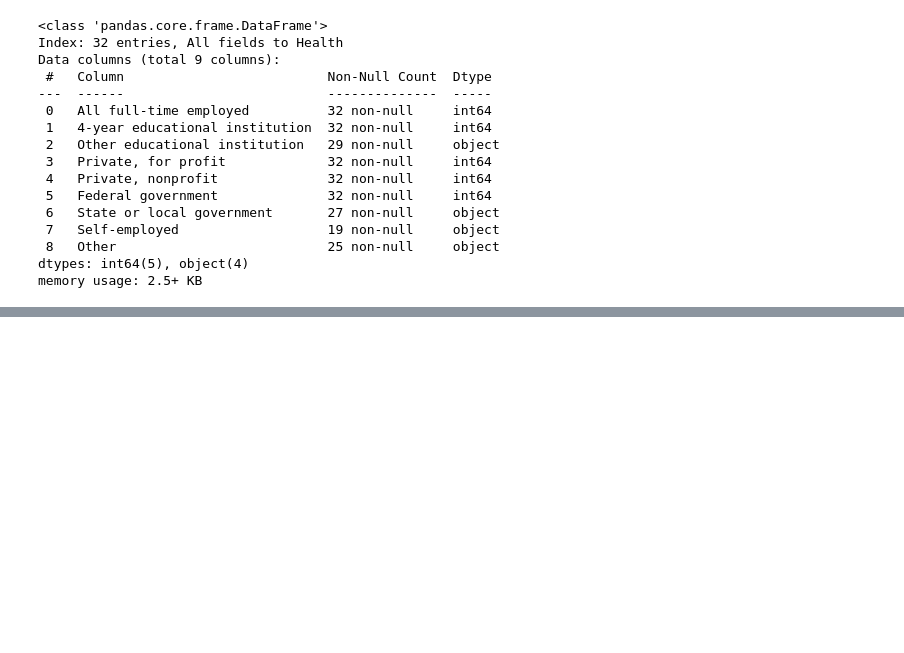
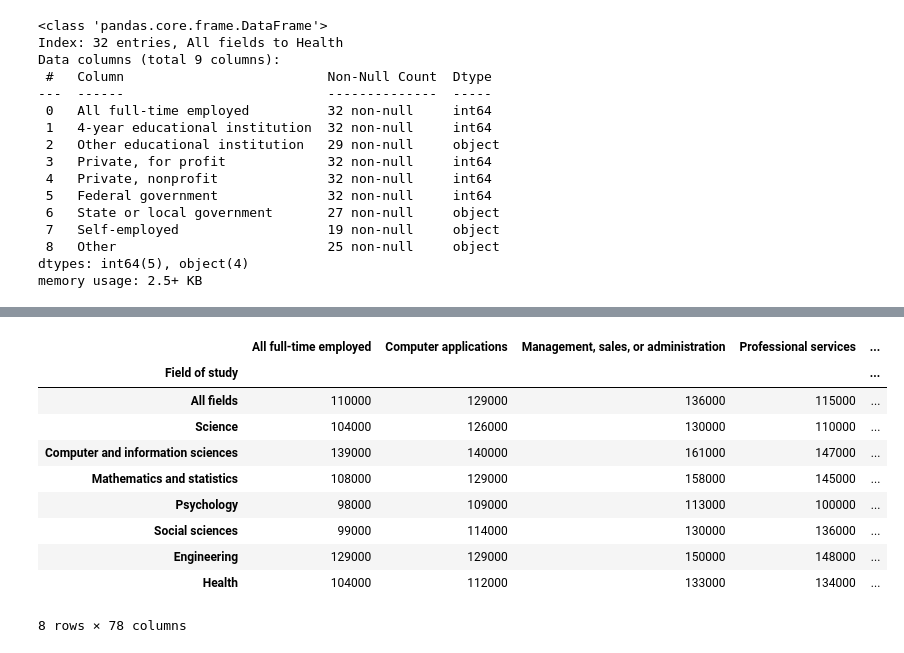
Before and after one commit to rick-stephenson/Capstone2PHD, a Jupyter notebook: Notebooks/Clean and combine.ipynb, the cells around one changed output, grey strips where cells are left out. Cells and saved outputs as stored; diff of their text form; code cells hidden in the pictures; blank space fills up the shorter version.

```diff
--- a/Notebooks/Clean and combine.ipynb
+++ b/Notebooks/Clean and combine.ipynb
@@ -268,0 +363,4 @@ memory usage: 2.5+ KB
+# %%
+#replace Health, self employed with the "all employed" value times the percentage
+sectorDF.loc['Health', 'Self-employed'] = sectorDF.loc['Health', 'All full-time employed'] * selfEmployedPercentage
+print('Number of Null values is: ',sectorDF.isna().sum().sum())
@@ -268,0 +369,4 @@ memory usage: 2.5+ KB
+# %%
+#merge the salaries by work activity and by job sector together
+#both of these have expanded subcategories of "field of study"
+all_degrees = pd.merge(salariesDF, sectorDF, how = 'outer', on = 'Field of study')
@@ -268,0 +381,27 @@ memory usage: 2.5+ KB
+# %%
+#clean up column headings and drop one duplicate column
+all_degrees.rename(columns={'All full-time employed_x': 'All full-time employed', 'Other_x': 'Other Activity', 'Other_y': 'Other Sector'}, inplace = True)
+all_degrees.drop(columns = ['All full-time employed_y'], inplace = True)
+# %%
+large_categories = pd.merge(all_degrees, locationDF, how = 'inner', on = 'Field of study')
+# %%
+large_categories.head(10)
+
+'''
+This didn't work. Suspect that the row names are not exactly the same between locationDF
+and the other two. The other two seemed to merge OK, but not this one.
+
+Need to examine further tomorrow.
+'''
+# %% [output]
+|  | All full-time employed | Computer applications | Management, sales, or administration | Professional services | ... |
+| Field of study |  |  |  |  | ... |
+| All fields | 110000 | 129000 | 136000 | 115000 | ... |
+| Science | 104000 | 126000 | 130000 | 110000 | ... |
+| Computer and information sciences | 139000 | 140000 | 161000 | 147000 | ... |
+| Mathematics and statistics | 108000 | 129000 | 158000 | 145000 | ... |
+| Psychology | 98000 | 109000 | 113000 | 100000 | ... |
+| Social sciences | 99000 | 114000 | 130000 | 136000 | ... |
+| Engineering | 129000 | 129000 | 150000 | 148000 | ... |
+| Health | 104000 | 112000 | 133000 | 134000 | ... |
+8 rows × 78 columns
```
Also changed, not shown: parts of 13 cells of this notebook, 2 other files.
